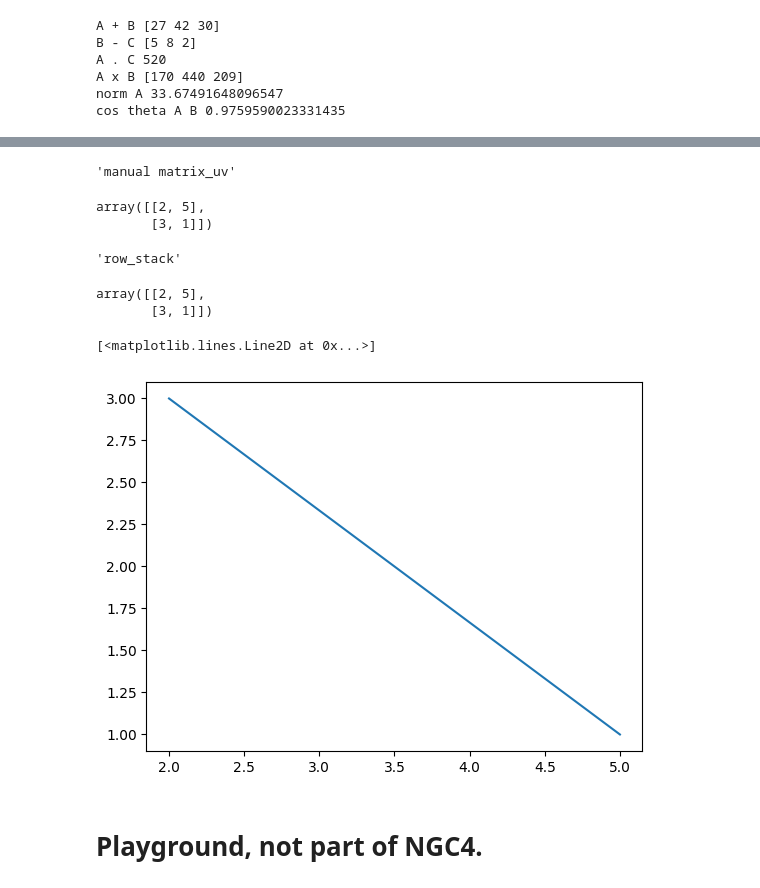
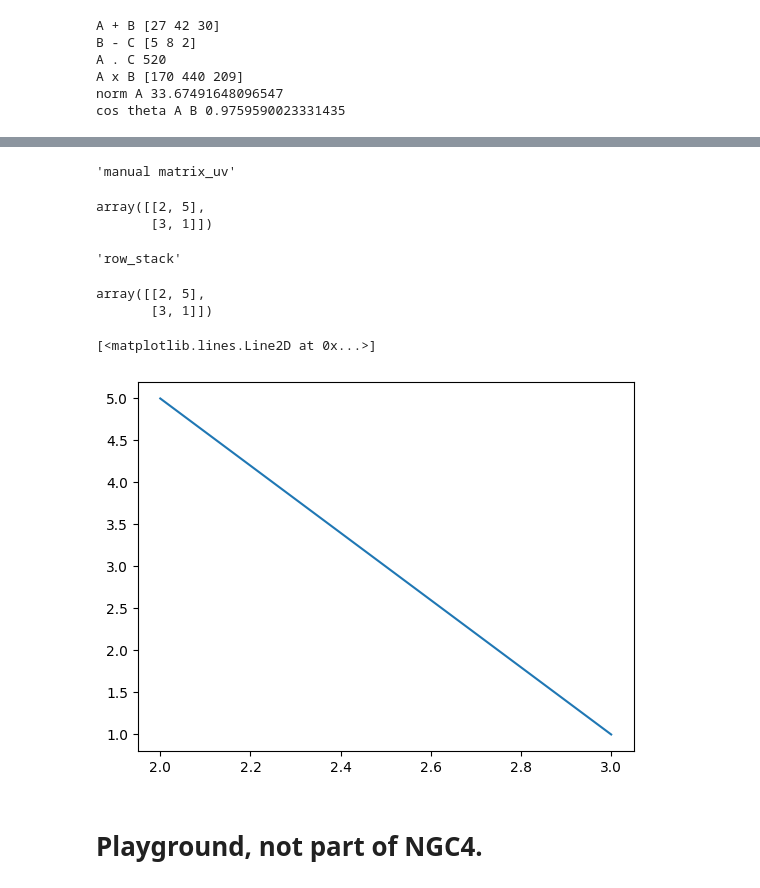
Before and after one commit to jasonrichdarmawan/hacktiv8-ftds-fase0, a Jupyter notebook: week02_day01/h8dsft_Linear_Algebra1/h8dsft_Linear_Algebra1.ipynb, the cells around one changed output, grey strips where cells are left out. Cells and saved outputs as stored; diff of their text form; code cells hidden in the pictures.

```diff
--- a/week02_day01/h8dsft_Linear_Algebra1/h8dsft_Linear_Algebra1.ipynb
+++ b/week02_day01/h8dsft_Linear_Algebra1/h8dsft_Linear_Algebra1.ipynb
@@ -34,31 +34,32 @@ cos theta A B 0.9759590023331435
 # %%
 import matplotlib.pyplot as plt
 
 # Problems 3 (cara buat plot gimana ya)
 vector_u = np.array([2,5])
 vector_v = np.array([3,1])
 
-# [[2 3]
-#  [5 1]]
+# [[2 5]
+#  [3 1]]
 manual_matrix_uv = np.array([
     [2,5],
     [3,1]
 ])
 display("manual matrix_uv", manual_matrix_uv)
 
 matrix_uv = np.row_stack((vector_u, vector_v))
 display("row_stack", matrix_uv)
 
-plt.plot(vector_u, vector_v)
+# not sure kenapa vertical, but it's valid if compared to DataFrame.plot.scatter()
+plt.plot(matrix_uv[:,0], matrix_uv[:,1])
 # %% [output]
 'manual matrix_uv'
 array([[2, 5],
        [3, 1]])
 'row_stack'
 array([[2, 5],
        [3, 1]])
 [<matplotlib.lines.Line2D at 0x...>]
-[figure, old version]
+[figure, new version]
 # %% [markdown]
 # Playground, not part of NGC4.
 # %%
```
Also changed, not shown: parts of 2 cells of this notebook.
